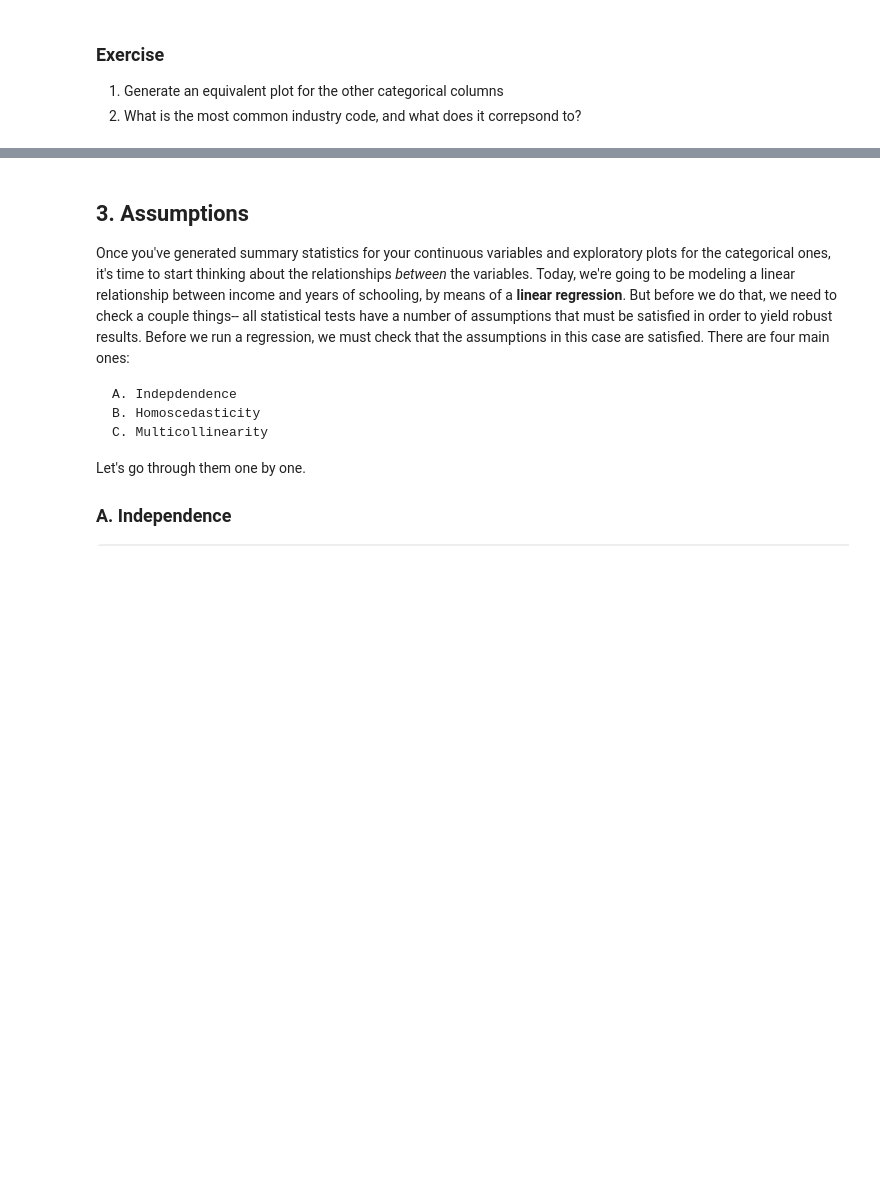
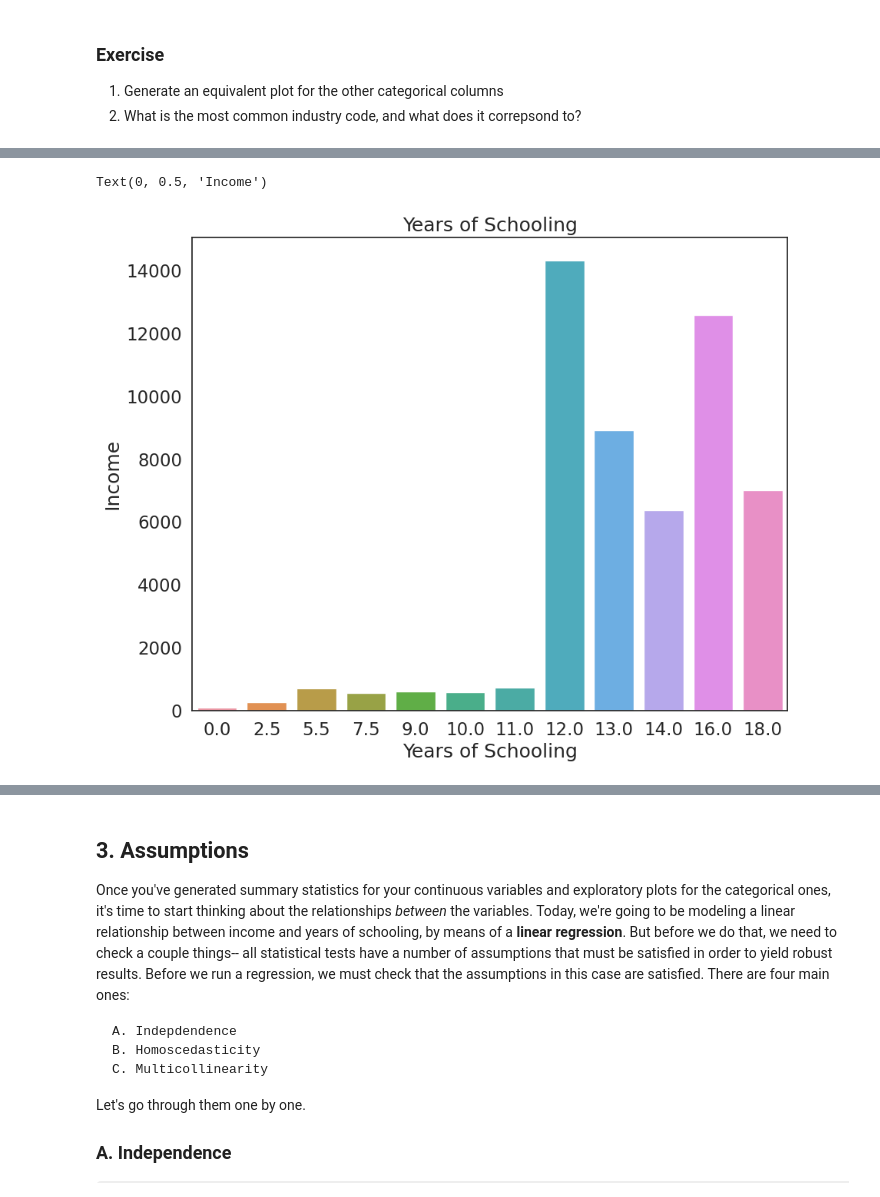
Before and after one commit to marialevina1/QM2, a Jupyter notebook: notebooks/W08. Linear Regression.ipynb, the cells around one changed output, grey strips where cells are left out. Saved outputs shown, nothing was run; the diff lists cells and outputs as text; code cells hidden in the pictures; blank space fills up the shorter version.

```diff
--- a/notebooks/W08. Linear Regression.ipynb
+++ b/notebooks/W08. Linear Regression.ipynb
@@ -143,0 +180,9 @@ plt.show() # show the plot
+# %%
+sns.countplot(data=reg_df, x='sch') # plot the union variable
+
+plt.title('Years of Schooling')
+plt.xlabel('Years of Schooling')
+plt.ylabel('Income')
+# %% [output]
+Text(0, 0.5, 'Income')
+[figure, added]
```
Also changed, not shown: parts of 32 cells of this notebook.
